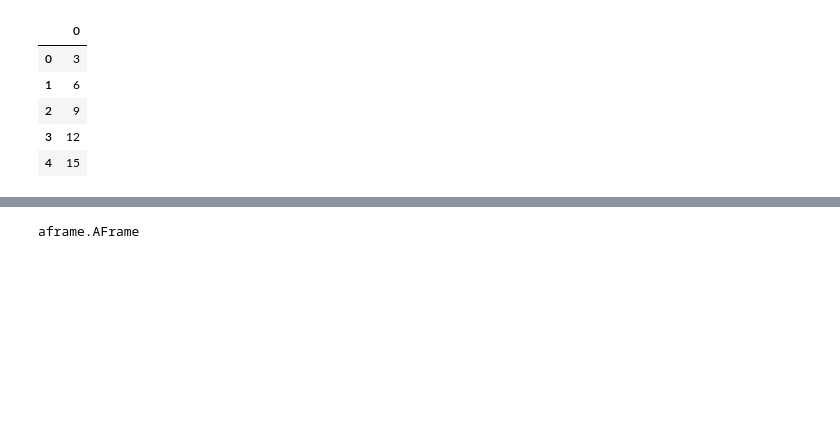
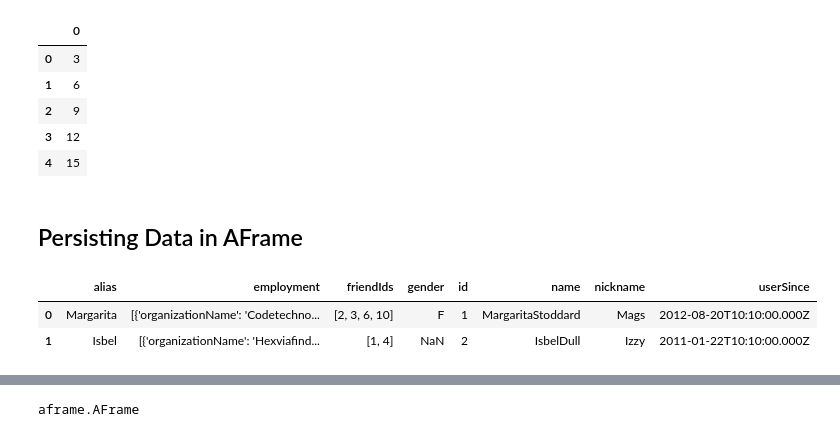
Before and after one commit to psinthong/AFrame, a Jupyter notebook: AFrame-Functions.ipynb, the cells around one changed output, grey strips where cells are left out. Saved outputs shown, nothing was run; the diff lists cells and outputs as text; code cells hidden in the pictures; blank space fills up the shorter version.

```diff
--- a/AFrame-Functions.ipynb
+++ b/AFrame-Functions.ipynb
@@ -232,3 +232,5 @@ user_af['id'].mul(3).head()
 | 2 | 9 |
 | 3 | 12 |
 | 4 | 15 |
+# %% [markdown]
+## Persisting Data in AFrame
@@ -235,3 +240,9 @@ user_af['id'].mul(3).head()
+# %%
+user_af.toPandas().head(2)
+# %% [output]
+|  | alias | employment | friendIds | gender | id | name | nickname | userSince |
+| 0 | Margarita | [{'organizationName': 'Codetechno... | [2, 3, 6, 10] | F | 1 | MargaritaStoddard | Mags | 2012-08-20T10:10:00.000Z |
+| 1 | Isbel | [{'organizationName': 'Hexviafind... | [1, 4] | NaN | 2 | IsbelDull | Izzy | 2011-01-22T10:10:00.000Z |
 # %%
 tmp = user_af.withColumn('id_3', user_af['id']+3)
 tmp.head()
```
Also changed, not shown: parts of 9 cells of this notebook, 3 other files.
